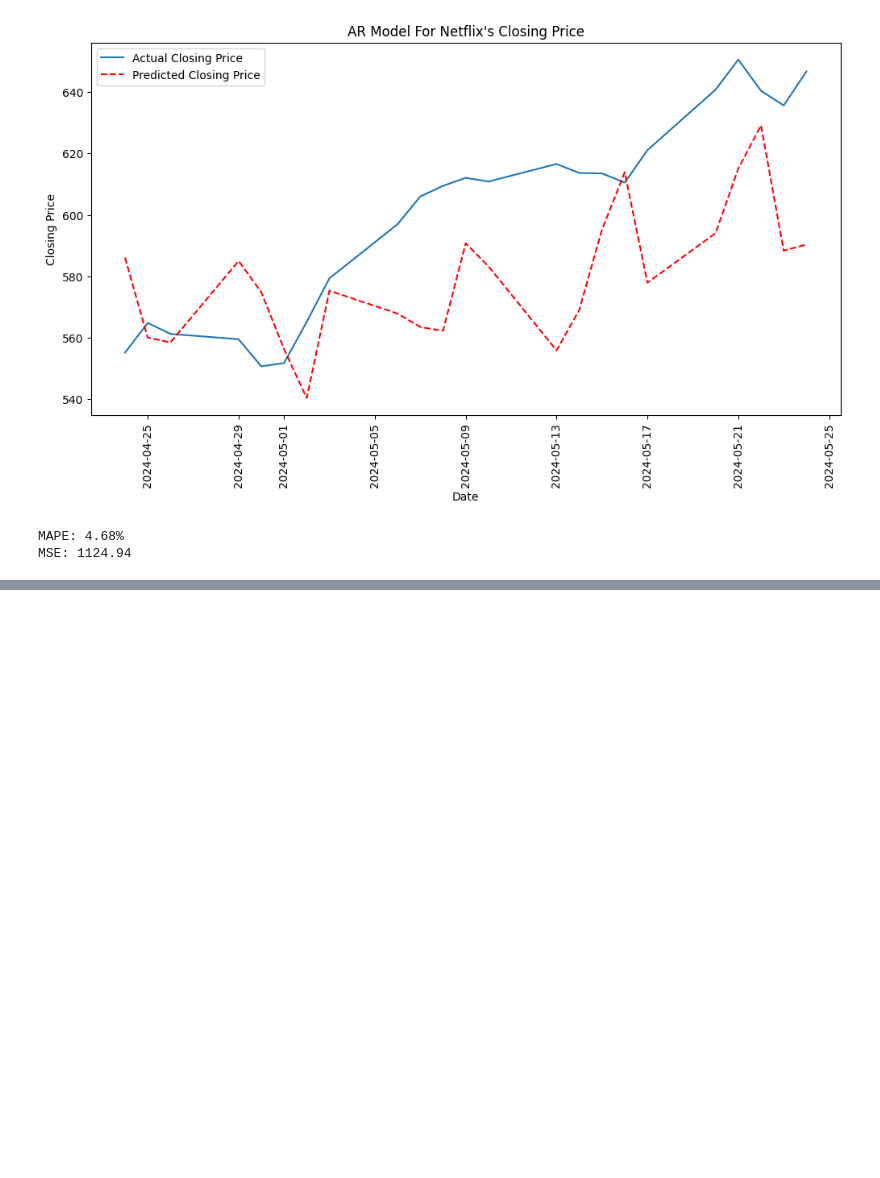
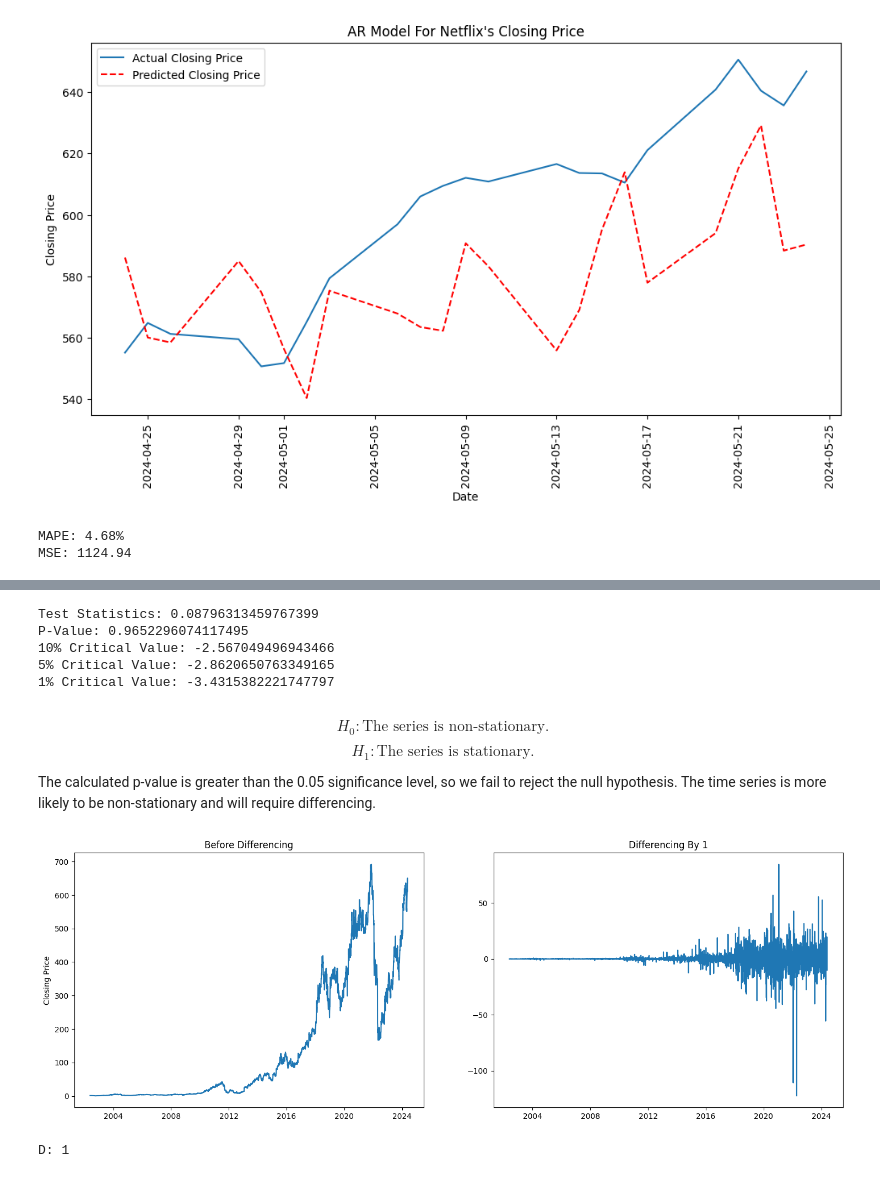
Before and after one commit to kazirshahria/regression_and_time_series, a Jupyter notebook: time_series.ipynb, the cells around one changed output, grey strips where cells are left out. Cells and saved outputs as stored; diff of their text form; code cells hidden in the pictures; blank space fills up the shorter version.

Commit message:
Utilized an ARIMA model with a PACF and ACF plot

```diff
--- a/time_series.ipynb
+++ b/time_series.ipynb
@@ -272,0 +290,40 @@ MSE: 1124.94
+# %%
+# Augmented Dickey-Fuller Test
+test_stat, p_value, lags_used, nobs, crit_vals, extra = adfuller(df["close"])
+
+print(f"Test Statistics: {test_stat}")
+print(f"P-Value: {p_value}")
+print(f"10% Critical Value: {crit_vals["10%"]}")
+print(f"5% Critical Value: {crit_vals["5%"]}")
+print(f"1% Critical Value: {crit_vals["1%"]}")
+# %% [output]
+Test Statistics: 0.08796313459767399
+P-Value: 0.9652296074117495
+10% Critical Value: -2.567049496943466
+5% Critical Value: -2.8620650763349165
+1% Critical Value: -3.4315382221747797
+# %% [markdown]
+$$ H_0: \text{The series is non-stationary.} $$
+$$ H_1: \text{The series is stationary.} $$
+
+The calculated p-value is greater than the 0.05 significance level, so we fail to reject the null hypothesis. The time series is more likely to be non-stationary and will require differencing.
+# %%
+# Differencing
+fig, (ax1, ax2) = plt.subplots(1, 2, figsize=(18, 6))
+
+dif = 1
+
+ax1.set_title("Before Differencing")
+ax1.plot(df["close"])
+ax1.set_ylabel("Closing Price")
+ax2.set_title(f"Differencing By {dif}")
+ax2.plot(df["close"].diff(dif));
+# %% [output]
+[figure, added]
+# %%
+# Determine the number of differencing
+d = ndiffs(x=df["close"], test="adf")
+print(f"D: {d}")
+diff_df = df["close"].diff(d).dropna()
+# %% [output]
+D: 1
```
Also changed, not shown: parts of 6 cells of this notebook.
